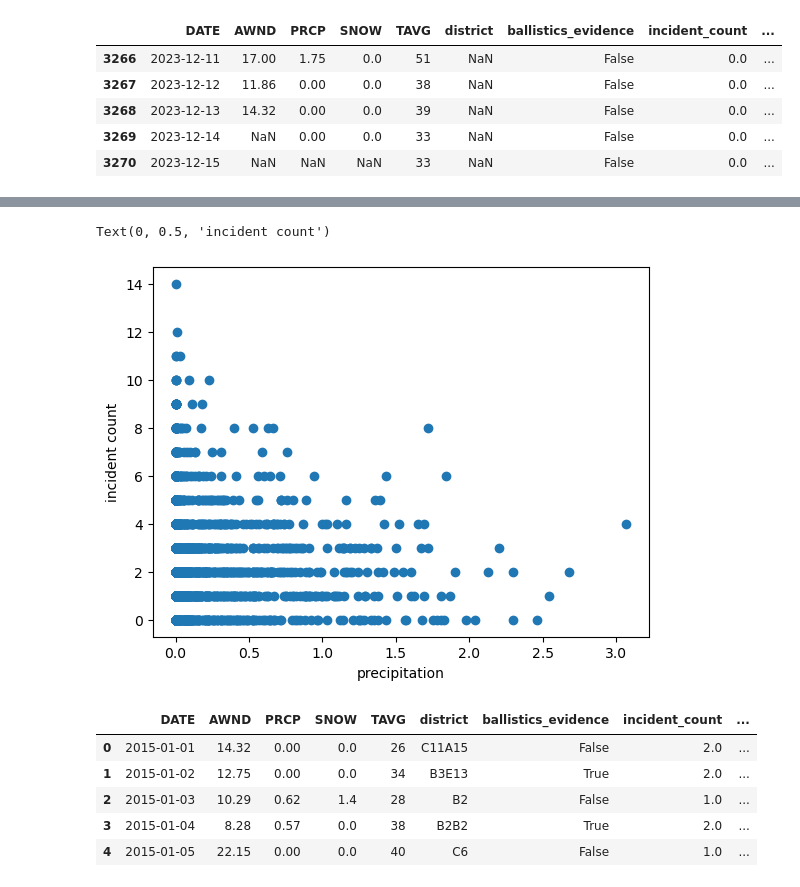
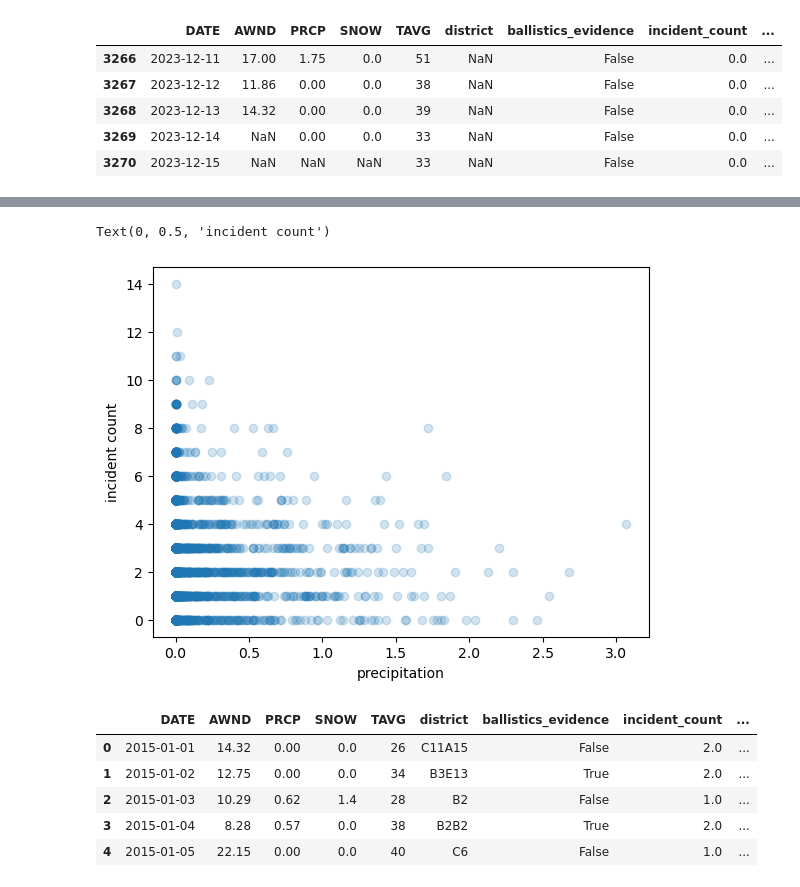
Before and after one commit to kammelCase/ShotsFiredBoston, a Jupyter notebook: ShotsFired_EDA_aggregate_samples.ipynb, the cells around one changed output, grey strips where cells are left out. Drawn from its saved outputs; the diff is of its cells as text; code cells hidden in the pictures.

```diff
--- a/ShotsFired_EDA_aggregate_samples.ipynb
+++ b/ShotsFired_EDA_aggregate_samples.ipynb
@@ -223,10 +223,10 @@ Text(0, 0.5, 'incident count')
 # %%
-plt.scatter(shots_daily['PRCP'], shots_daily['incident_count'])
+plt.scatter(shots_daily['PRCP'], shots_daily['incident_count'], alpha=0.2)
 plt.xlabel('precipitation')
 plt.ylabel('incident count')
 # %% [output]
 Text(0, 0.5, 'incident count')
-[figure, old version]
+[figure, new version]
 # %%
 shots_daily.head()
 # %% [output]
```
Also changed, not shown: parts of 5 cells of this notebook, 1 other file.
